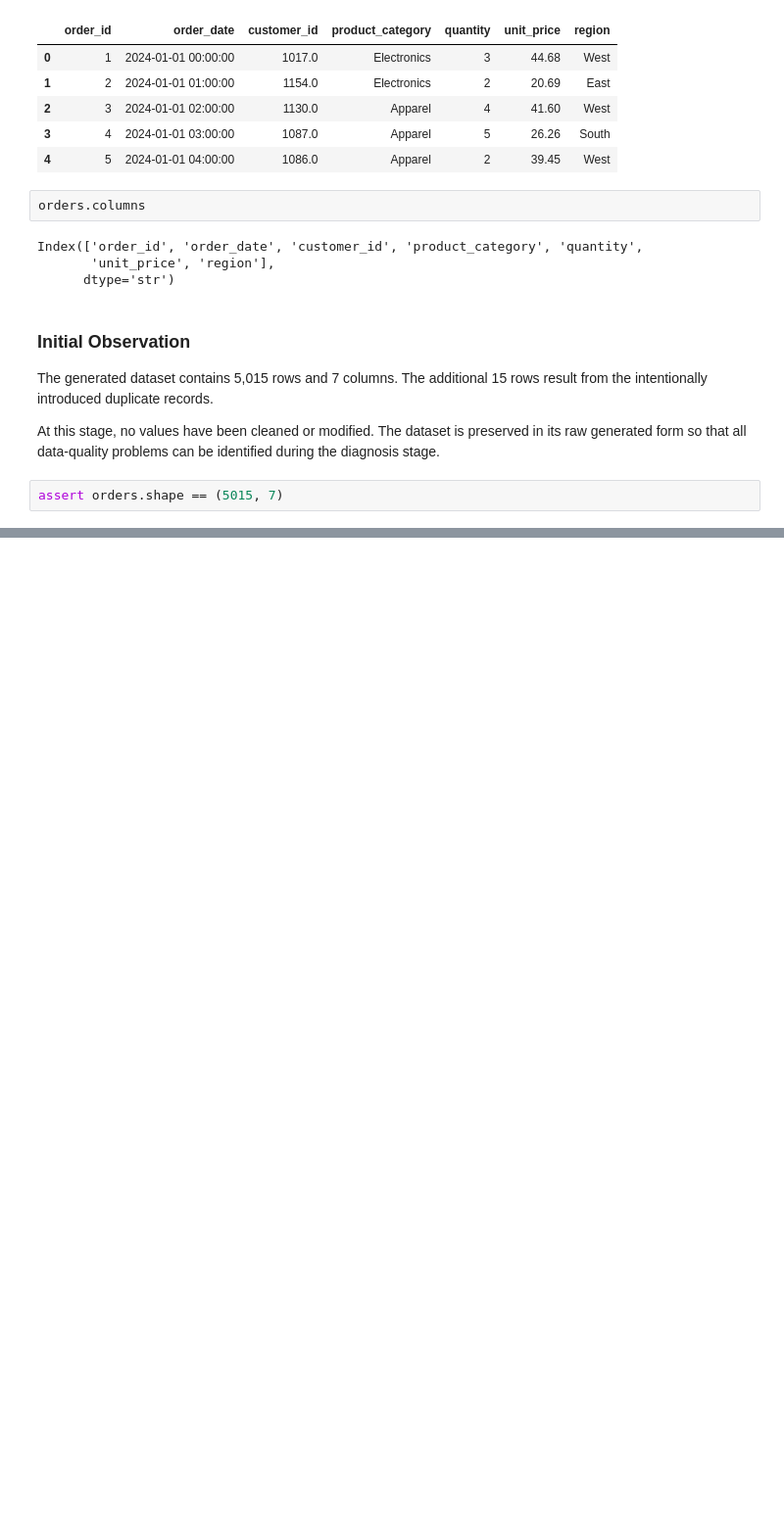
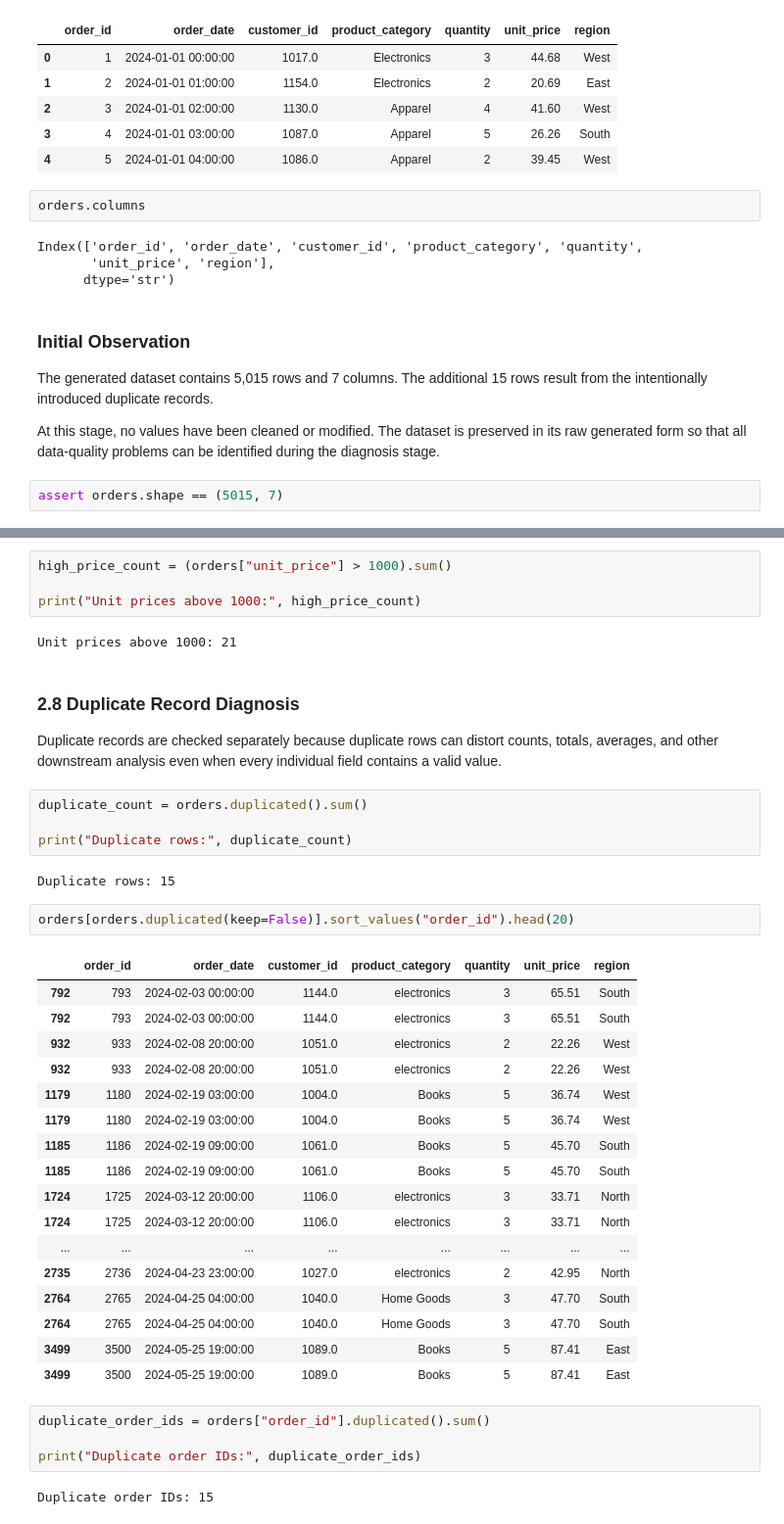
Before and after one commit to Muhammad-Subhan456/ArhamSoft_Internee_Updates, a Jupyter notebook: week5_20th_august_2026_Thursday/week5_thursday_eda.ipynb, the cells around one changed output, grey strips where cells are left out. Shown at 98% size. Drawn from its saved outputs; the diff is of its cells as text; blank space fills up the shorter version.

Commit message:
add orders dataset diagnosis

```diff
--- a/week5_20th_august_2026_Thursday/week5_thursday_eda.ipynb
+++ b/week5_20th_august_2026_Thursday/week5_thursday_eda.ipynb
@@ -90,0 +273,42 @@ assert orders.shape == (5015, 7)
+# %%
+high_price_count = (orders["unit_price"] > 1000).sum()
+
+print("Unit prices above 1000:", high_price_count)
+# %% [output]
+Unit prices above 1000: 21
+# %% [markdown]
+### 2.8 Duplicate Record Diagnosis
+
+Duplicate records are checked separately because duplicate rows can distort counts, totals, averages, and other downstream analysis even when every individual field contains a valid value.
+# %%
+duplicate_count = orders.duplicated().sum()
+
+print("Duplicate rows:", duplicate_count)
+# %% [output]
+Duplicate rows: 15
+# %%
+orders[orders.duplicated(keep=False)].sort_values("order_id").head(20)
+# %% [output]
+|  | order_id | order_date | customer_id | product_category | quantity | unit_price | region |
+| 792 | 793 | 2024-02-03 00:00:00 | 1144.0 | electronics | 3 | 65.51 | South |
+| 792 | 793 | 2024-02-03 00:00:00 | 1144.0 | electronics | 3 | 65.51 | South |
+| 932 | 933 | 2024-02-08 20:00:00 | 1051.0 | electronics | 2 | 22.26 | West |
+| 932 | 933 | 2024-02-08 20:00:00 | 1051.0 | electronics | 2 | 22.26 | West |
+| 1179 | 1180 | 2024-02-19 03:00:00 | 1004.0 | Books | 5 | 36.74 | West |
+| 1179 | 1180 | 2024-02-19 03:00:00 | 1004.0 | Books | 5 | 36.74 | West |
+| 1185 | 1186 | 2024-02-19 09:00:00 | 1061.0 | Books | 5 | 45.70 | South |
+| 1185 | 1186 | 2024-02-19 09:00:00 | 1061.0 | Books | 5 | 45.70 | South |
+| 1724 | 1725 | 2024-03-12 20:00:00 | 1106.0 | electronics | 3 | 33.71 | North |
+| 1724 | 1725 | 2024-03-12 20:00:00 | 1106.0 | electronics | 3 | 33.71 | North |
+| ... | ... | ... | ... | ... | ... | ... | ... |
+| 2735 | 2736 | 2024-04-23 23:00:00 | 1027.0 | electronics | 2 | 42.95 | North |
+| 2764 | 2765 | 2024-04-25 04:00:00 | 1040.0 | Home Goods | 3 | 47.70 | South |
+| 2764 | 2765 | 2024-04-25 04:00:00 | 1040.0 | Home Goods | 3 | 47.70 | South |
+| 3499 | 3500 | 2024-05-25 19:00:00 | 1089.0 | Books | 5 | 87.41 | East |
+| 3499 | 3500 | 2024-05-25 19:00:00 | 1089.0 | Books | 5 | 87.41 | East |
+# %%
+duplicate_order_ids = orders["order_id"].duplicated().sum()
+
+print("Duplicate order IDs:", duplicate_order_ids)
+# %% [output]
+Duplicate order IDs: 15
```
Also changed, not shown: parts of 25 cells of this notebook.
